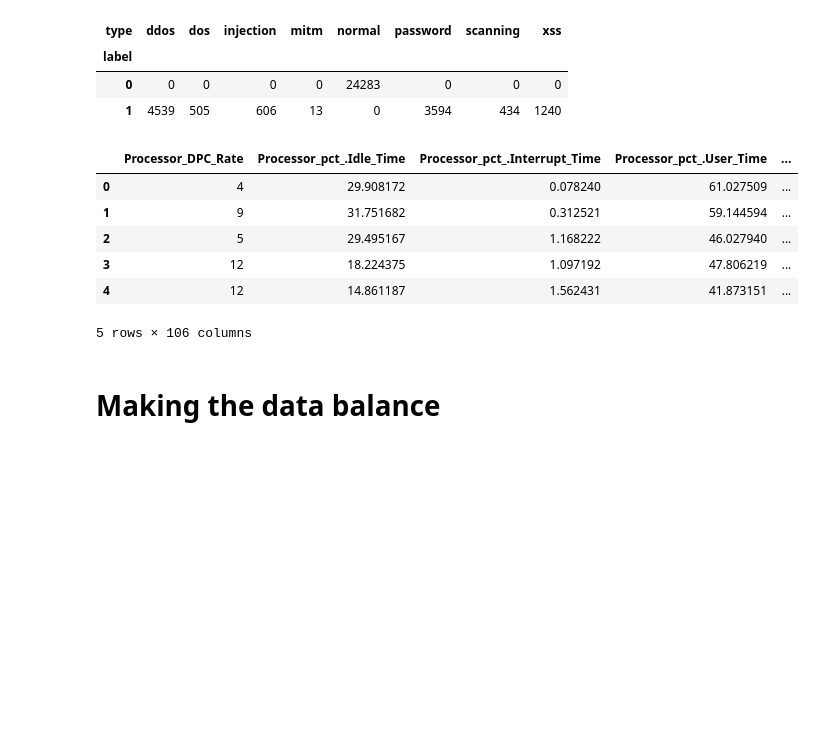
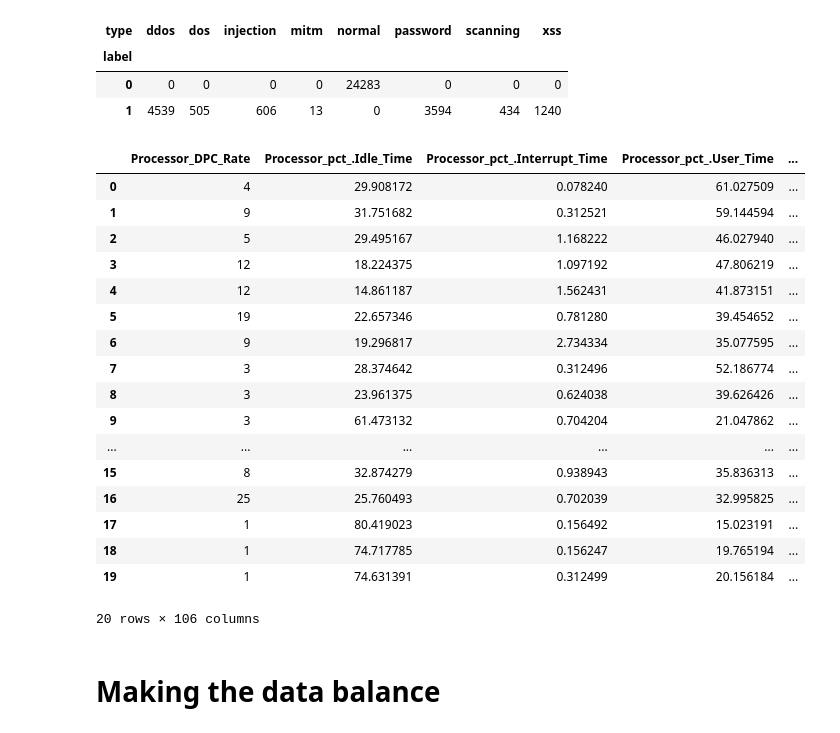
Before and after one commit to Ismail-therap/Cybersecurity-Intrusion-detection-, a Jupyter notebook: ML Class Project/Supervised_Unsupervised_ML_windows10_data.ipynb, the cells around one changed output. Saved outputs shown, nothing was run; the diff lists cells and outputs as text; code cells hidden in the pictures; blank space fills up the shorter version.

```diff
--- a/ML Class Project/Supervised_Unsupervised_ML_windows10_data.ipynb
+++ b/ML Class Project/Supervised_Unsupervised_ML_windows10_data.ipynb
@@ -68,15 +56,26 @@ pd.crosstab(index=df['label'], columns=df['type'])
 # Remove the label column:
 df = df.drop(['type'],axis=1)
 # %%
-df.head()
+df.head(20)
 # %% [output]
 |  | Processor_DPC_Rate | Processor_pct_.Idle_Time | Processor_pct_.Interrupt_Time | Processor_pct_.User_Time | ... |
 | 0 | 4 | 29.908172 | 0.078240 | 61.027509 | ... |
 | 1 | 9 | 31.751682 | 0.312521 | 59.144594 | ... |
 | 2 | 5 | 29.495167 | 1.168222 | 46.027940 | ... |
 | 3 | 12 | 18.224375 | 1.097192 | 47.806219 | ... |
 | 4 | 12 | 14.861187 | 1.562431 | 41.873151 | ... |
+| 5 | 19 | 22.657346 | 0.781280 | 39.454652 | ... |
+| 6 | 9 | 19.296817 | 2.734334 | 35.077595 | ... |
+| 7 | 3 | 28.374642 | 0.312496 | 52.186774 | ... |
+| 8 | 3 | 23.961375 | 0.624038 | 39.626426 | ... |
+| 9 | 3 | 61.473132 | 0.704204 | 21.047862 | ... |
+| ... | ... | ... | ... | ... | ... |
+| 15 | 8 | 32.874279 | 0.938943 | 35.836313 | ... |
+| 16 | 25 | 25.760493 | 0.702039 | 32.995825 | ... |
+| 17 | 1 | 80.419023 | 0.156492 | 15.023191 | ... |
+| 18 | 1 | 74.717785 | 0.156247 | 19.765194 | ... |
+| 19 | 1 | 74.631391 | 0.312499 | 20.156184 | ... |
-5 rows × 106 columns
+20 rows × 106 columns
 # %% [markdown]
 # Making the data balance
 # %%
```
Also changed, not shown: parts of 16 cells of this notebook.
